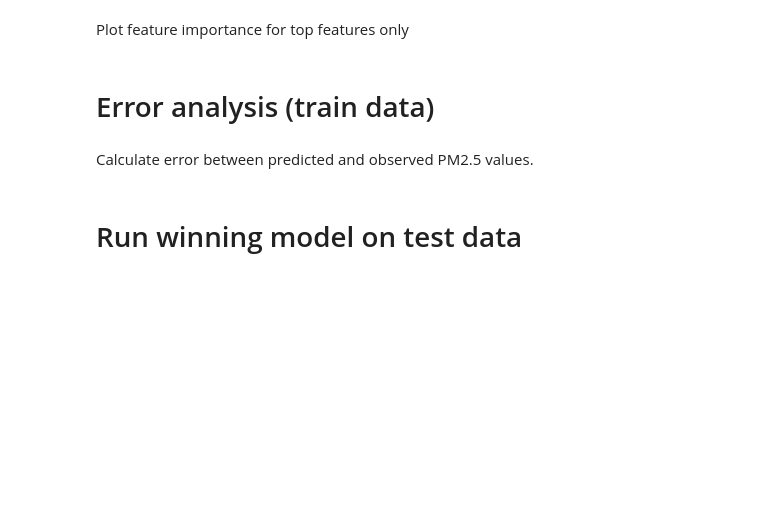
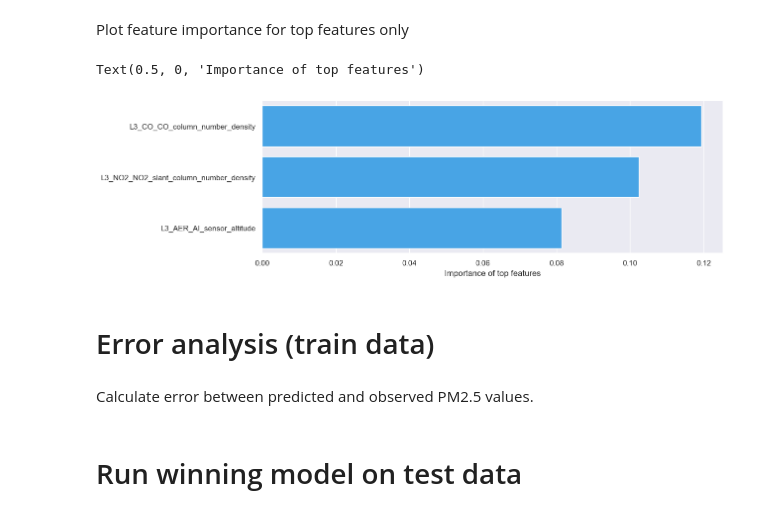
Before and after one commit to Maximilian2509/ds-AirPollution, a Jupyter notebook: air_pollution_challenge.ipynb, the cells around one changed output. Cells and saved outputs as stored; diff of their text form; code cells hidden in the pictures; blank space fills up the shorter version.

```diff
--- a/air_pollution_challenge.ipynb
+++ b/air_pollution_challenge.ipynb
@@ -450,9 +475,12 @@ sorted_feature_names = filtered_feature_names[sorted_indices]
 sorted_importances = filtered_importances[sorted_indices]
 # %%
 # Plot sorted features
-plt.figure(figsize=(10, 6))
+plt.figure(figsize=(12, 4))
 sns.barplot(x=sorted_importances, y=sorted_feature_names, palette=['#2EA8FF'])
 plt.xlabel("Importance of top features")
+# %% [output]
+Text(0.5, 0, 'Importance of top features')
+[figure, added]
 # %% [markdown]
 # Error analysis (train data)
 # %% [markdown]
```
Also changed, not shown: parts of 7 cells of this notebook.
